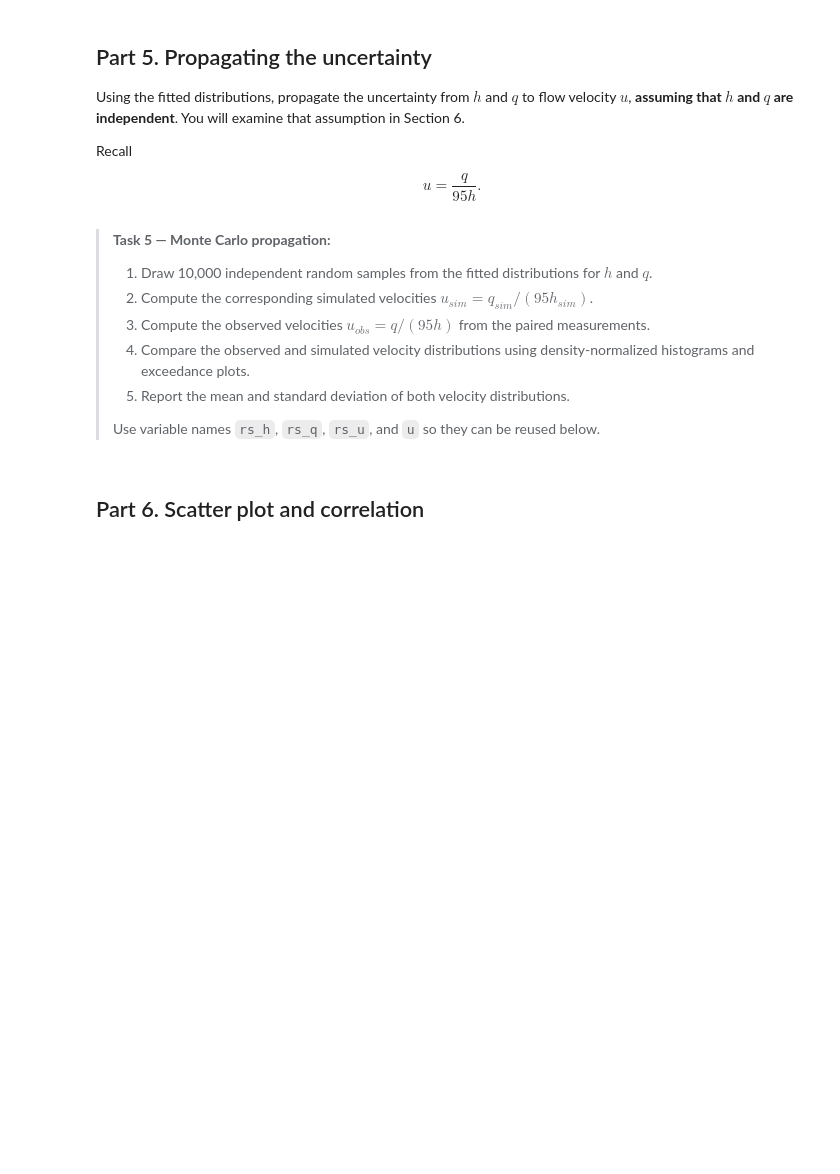
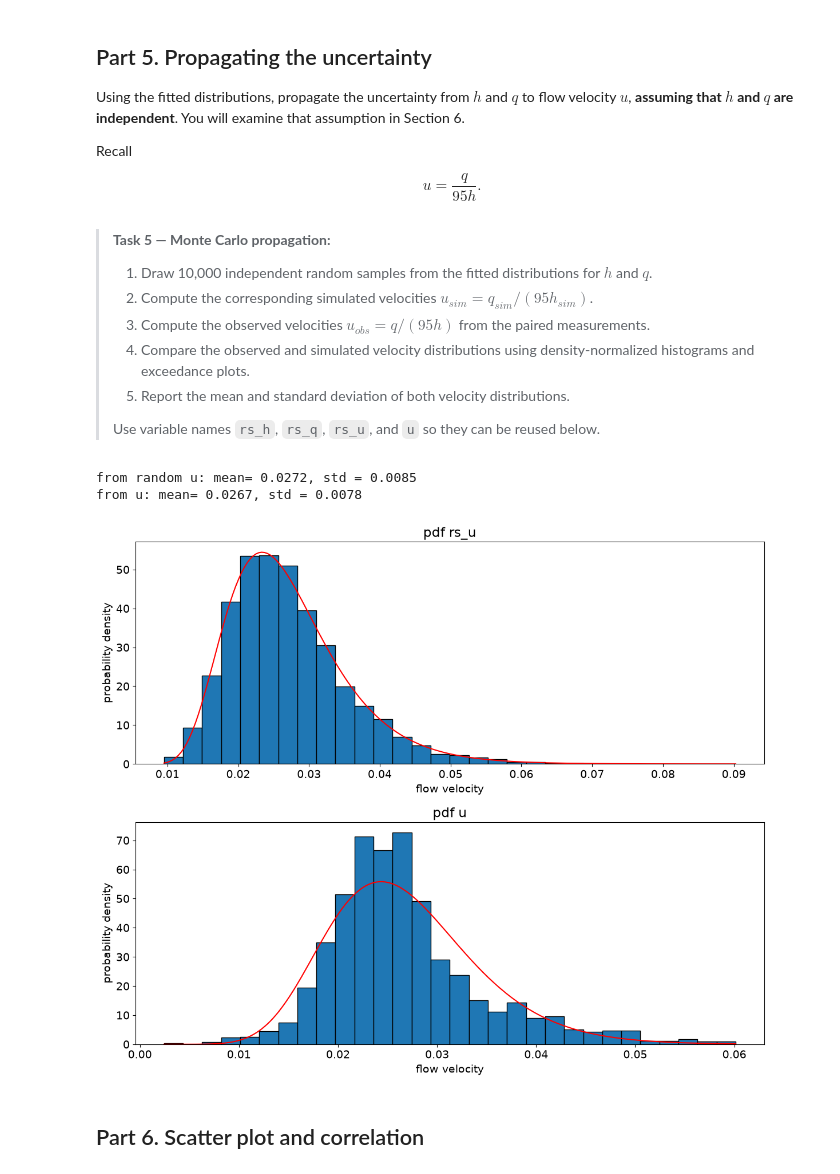
Before and after one commit to ThijmenPol-TUD/GA1.4, a Jupyter notebook: all_files_GA_1_4/GA_1.4.ipynb, the cells around one changed output. Saved outputs shown, nothing was run; the diff lists cells and outputs as text; code cells hidden in the pictures; blank space fills up the shorter version.

```diff
--- a/all_files_GA_1_4/GA_1.4.ipynb
+++ b/all_files_GA_1_4/GA_1.4.ipynb
@@ -213,25 +227,37 @@ $$u=\frac{q}{95h}.$$
 # %%
 N = 10000
 rs_h = stats.lognorm.rvs(s=params_h[0], loc=params_h[1], scale=params_h[2], size=N)
 rs_q = stats.gumbel_r.rvs(loc=params_q[0], scale=params_q[1], size=N)
 
 rs_u = rs_q / (95 * rs_h)
 u = q / (95 * h)
 
 plt.figure(figsize=(12,10))
 plt.subplot(211)
 plt.hist(rs_u, bins=30, density=True, edgecolor='black')
+x_grid_rsu = np.linspace(rs_u.min(), rs_u.max(), 200)
+fit_params_rsu = stats.lognorm.fit(rs_u)
+pdf_fitted_rsu = stats.lognorm.pdf(x_grid_rsu, *fit_params_rsu)
+plt.plot(x_grid_rsu, pdf_fitted_rsu, 'r-', label='Fitted Lognormal PDF')
 plt.title(f"pdf rs_u")
 plt.xlabel("flow velocity"), plt.ylabel('probability density')
 
 plt.subplot(212)
 plt.hist(u, bins=30, density=True, edgecolor='black')
+x_grid_u = np.linspace(u.min(), u.max(), 200)
+fit_params_u = stats.lognorm.fit(u)
+pdf_fitted_u = stats.lognorm.pdf(x_grid_u, *fit_params_u)
+plt.plot(x_grid_u, pdf_fitted_u, 'r-', label='Fitted Lognormal PDF')
 plt.title(f'pdf u')
 plt.xlabel("flow velocity"), plt.ylabel('probability density')
 plt.tight_layout()
 
 print(f"from random u: mean= {rs_u.mean():.4f}, std = {rs_u.std():.4f}")
 print(f"from u: mean= {u.mean():.4f}, std = {u.std():.4f}")
+# %% [output]
+from random u: mean= 0.0272, std = 0.0085
+from u: mean= 0.0267, std = 0.0078
+[figure, added]
 # %% [markdown]
 ## Part 6. Scatter plot and correlation
 # %% [markdown]
```
Also changed, not shown: parts of 9 cells of this notebook.
